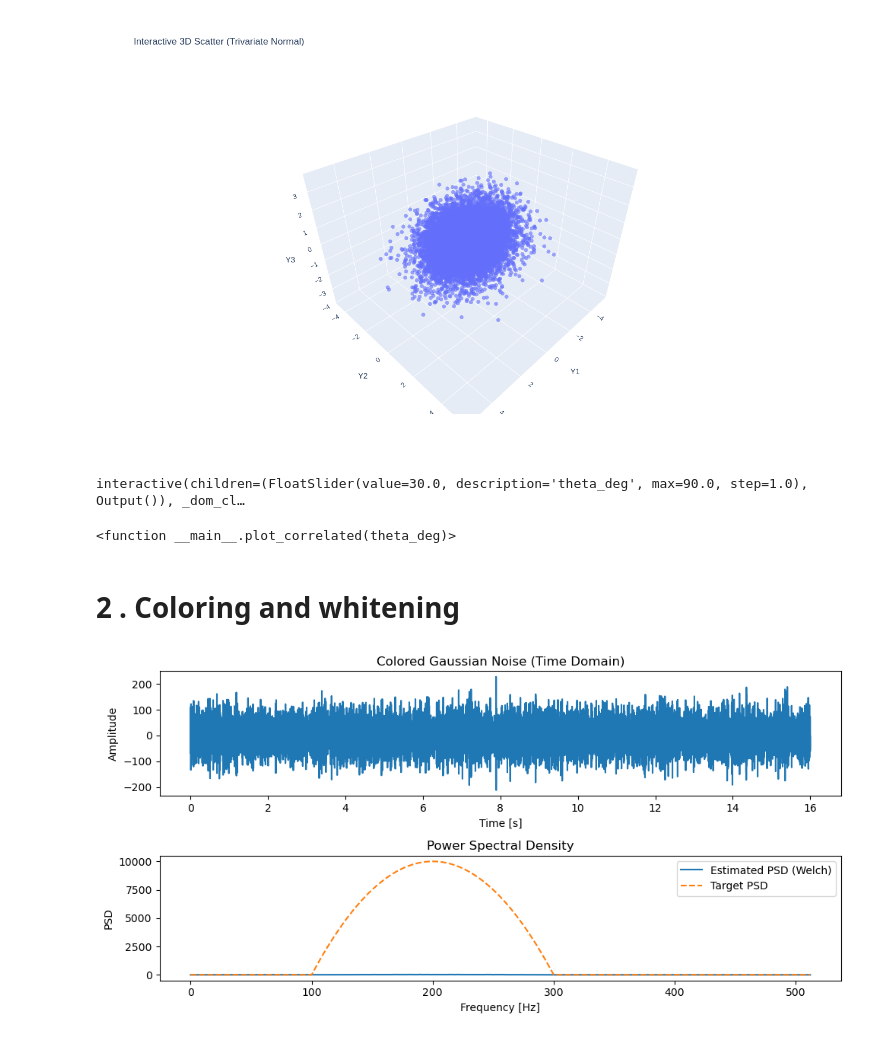
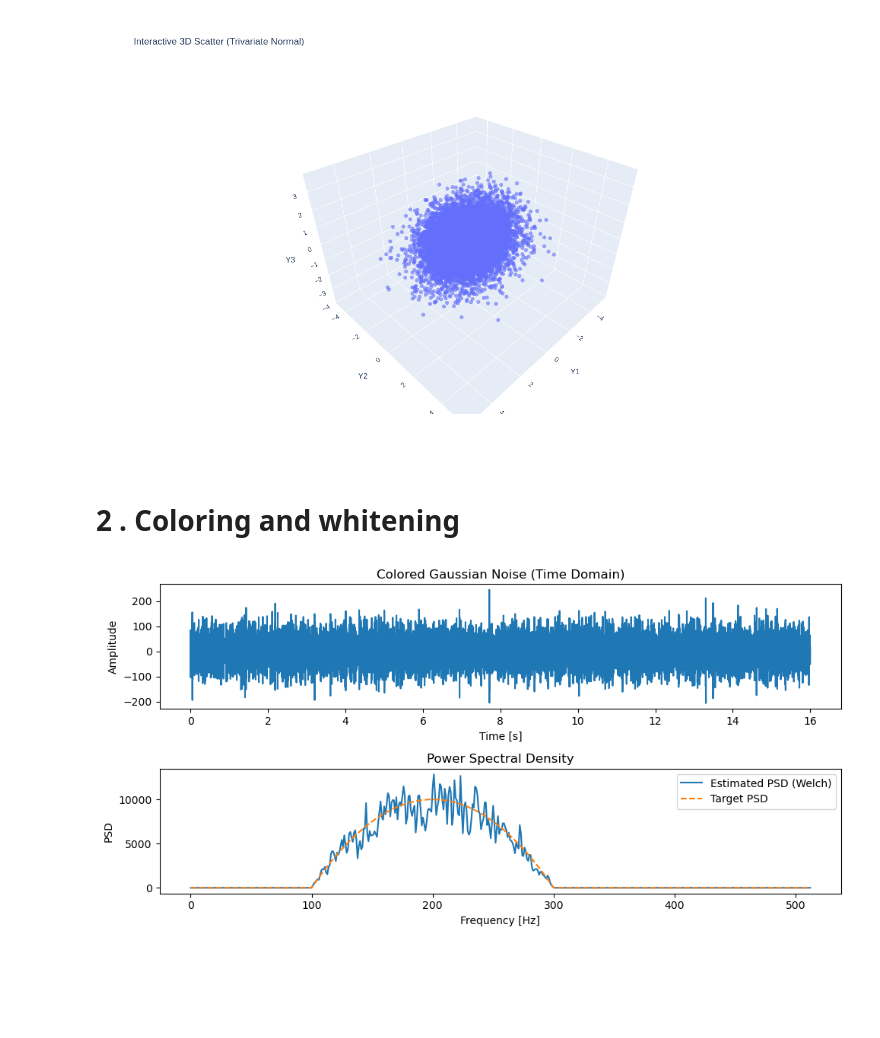
Before and after one commit to ShitongGuo/LZU_lab, a Jupyter notebook: lab3/run_code.ipynb, the cells around one changed output. Drawn from its saved outputs; the diff is of its cells as text; code cells hidden in the pictures; blank space fills up the shorter version.

```diff
--- a/lab3/run_code.ipynb
+++ b/lab3/run_code.ipynb
@@ -119,32 +119,6 @@ Sample covariance matrix：
  [0.27984617 0.39036235 0.98788167]]
 [figure]
 [figure]
-# %%
-import numpy as np
-import matplotlib.pyplot as plt
-from ipywidgets import interact, FloatSlider
-
-def plot_correlated(theta_deg):
-    rho = np.sin(np.radians(theta_deg))
-    C = np.array([[1.0, rho],
-                  [rho, 1.0]])
-    A = np.linalg.cholesky(C)
-
-    N = 1000
-    X = np.random.randn(2, N)
-    Y = A @ X
-
-    plt.figure(figsize=(5,5))
-    plt.scatter(Y[0], Y[1], alpha=0.3)
-    plt.title(f'rho = {rho:.2f}, theta = {theta_deg:.0f}°')
-    plt.axis('equal')
-    plt.grid(True)
-    plt.show()
-
-interact(plot_correlated, theta_deg=FloatSlider(min=0, max=90, step=1, value=30))
-# %% [output]
-interactive(children=(FloatSlider(value=30.0, description='theta_deg', max=90.0, step=1.0), Output()), _dom_cl…
-<function __main__.plot_correlated(theta_deg)>
 # %% [markdown]
 # 2 . Coloring and whitening
 # %%
@@ -158,42 +132,43 @@ nSample = 16384
 t = np.arange(nSample) / fs
 
 # Generate white noise
-white_noise = np.random.randn(nSample)
+white_noise = np.random.randn(nSample)   # Generate standard norm distribution
 
 # Construct PSD S_out(f)
-f = np.fft.rfftfreq(nSample, d=1/fs)  # 单边频率
+f = np.fft.rfftfreq(nSample, d=1/fs)  #Only positive
 S_out = np.zeros_like(f)
 mask = (f >= 100) & (f <= 300)
 S_out[mask] = (f[mask] - 100) * (300 - f[mask])
 
 # Construct transit function T(f) = sqrt(S_out(f))
 T_f = np.sqrt(S_out)
 
-# Apply filter to white noise
+# Apply filter T(f) to white noise to generate colored noise
 W_f = np.fft.rfft(white_noise)
 Y_f = W_f * T_f
-colored_noise = np.fft.irfft(Y_f, nSample)
+colored_noise = np.fft.irfft(Y_f, nSample)  #Inverse
 
 # Vertify PSD (Welch method)
 f_welch, Pxx = welch(colored_noise, fs=fs, nperseg=1024)
+Pxx = Pxx * 0.5e+03    # Rescale
 
 # Plot
 plt.figure(figsize=(10, 5))
 
 plt.subplot(2, 1, 1)
 plt.plot(t, colored_noise)
 plt.title("Colored Gaussian Noise (Time Domain)")
 plt.xlabel("Time [s]")
 plt.ylabel("Amplitude")
 
 plt.subplot(2, 1, 2)
 plt.plot(f_welch, Pxx, label="Estimated PSD (Welch)")
 plt.plot(f, S_out, label="Target PSD", linestyle='--')
 plt.title("Power Spectral Density")
 plt.xlabel("Frequency [Hz]")
 plt.ylabel("PSD")
 plt.legend()
 plt.tight_layout()
 plt.show()
 # %% [output]
-[figure, old version]
+[figure, new version]
```
Also changed, not shown: 1 other file.
